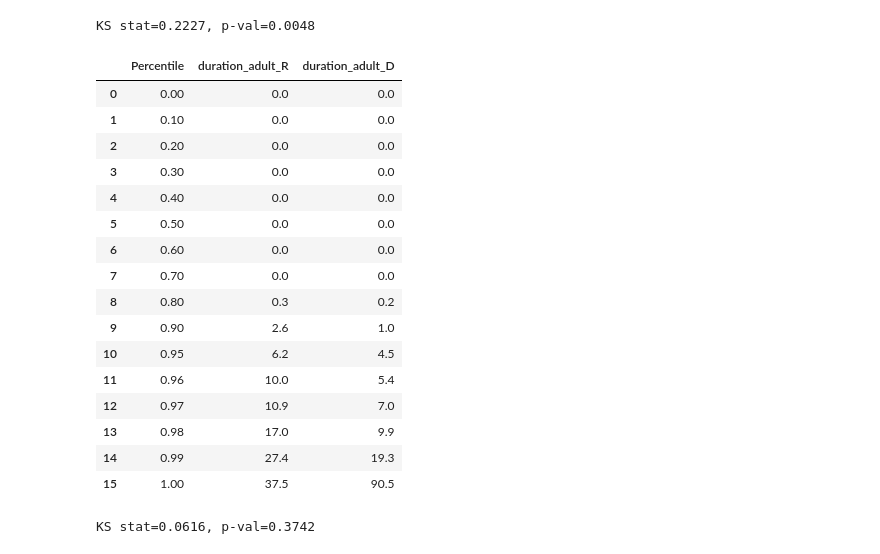
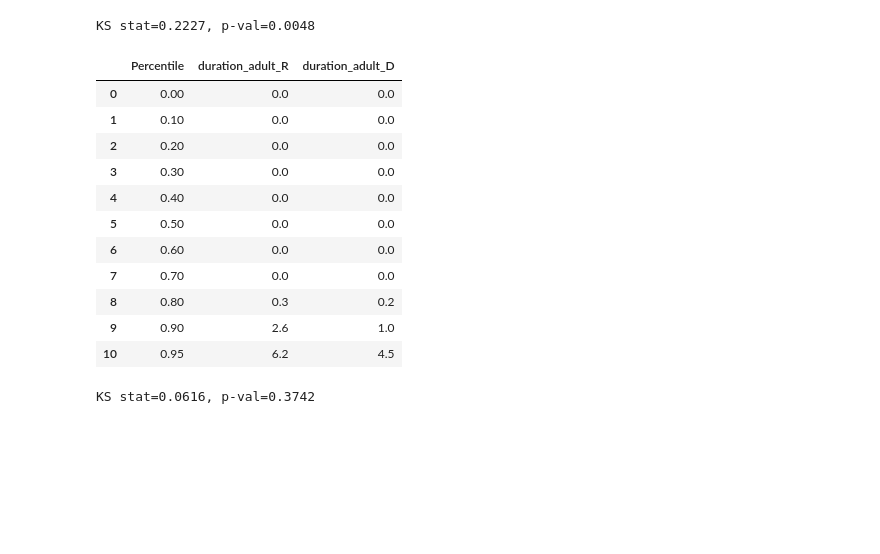
Before and after one commit to soodoku/adult, a Jupyter notebook: scripts/20_duration_on_adultsites.ipynb, the cells around one changed output. Drawn from its saved outputs; the diff is of its cells as text; code cells hidden in the pictures; blank space fills up the shorter version.

```diff
--- a/scripts/20_duration_on_adultsites.ipynb
+++ b/scripts/20_duration_on_adultsites.ipynb
@@ -452,11 +442,11 @@ ntiles = [
     0.8,
     0.9,
     0.95,
-    0.96,
-    0.97,
-    0.98,
-    0.99,
-    1,
+#     0.96,
+#     0.97,
+#     0.98,
+#     0.99,
+#     1,
 ]
 _tab_R = (
     df_ind.query("party=='R'")[outcome_var]
@@ -468,38 +458,33 @@ _tab_R = (
 _tab_D = (
     df_ind.query("party=='D'")[outcome_var]
     .quantile(ntiles)
     .reset_index()
     .rename_column("index", "Percentile")
     .rename_column(f"{outcome_var}", f"{outcome_var}_D")
 )
 
 tab_perc = _tab_R.merge(_tab_D, on="Percentile", how="left", validate="1:1").assign(
     **{f"{outcome_var}_R": lambda df: df[f"{outcome_var}_R"].map("{:,.1f}".format)},
     **{f"{outcome_var}_D": lambda df: df[f"{outcome_var}_D"].map("{:,.1f}".format)},
 )
 pandas_to_tex(
     tab_perc,
     "../tabs/percentiles_duration_adultsites_by_individuals_by_party_untruncated",
 )
 tab_perc
 # %% [output]
 |  | Percentile | duration_adult_R | duration_adult_D |
 | 0 | 0.00 | 0.0 | 0.0 |
 | 1 | 0.10 | 0.0 | 0.0 |
 | 2 | 0.20 | 0.0 | 0.0 |
 | 3 | 0.30 | 0.0 | 0.0 |
 | 4 | 0.40 | 0.0 | 0.0 |
 | 5 | 0.50 | 0.0 | 0.0 |
 | 6 | 0.60 | 0.0 | 0.0 |
 | 7 | 0.70 | 0.0 | 0.0 |
 | 8 | 0.80 | 0.3 | 0.2 |
 | 9 | 0.90 | 2.6 | 1.0 |
 | 10 | 0.95 | 6.2 | 4.5 |
-| 11 | 0.96 | 10.0 | 5.4 |
-| 12 | 0.97 | 10.9 | 7.0 |
-| 13 | 0.98 | 17.0 | 9.9 |
-| 14 | 0.99 | 27.4 | 19.3 |
-| 15 | 1.00 | 37.5 | 90.5 |
 # %%
 # Hours (untruncated)
 x = df_ind.query("party=='R'")[outcome_var]
```
Also changed, not shown: parts of 5 cells of this notebook, 4 other files.
